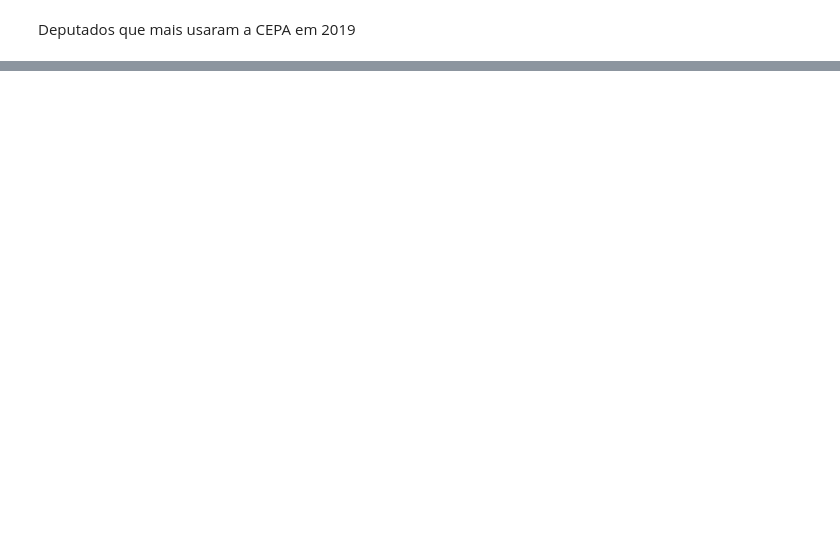
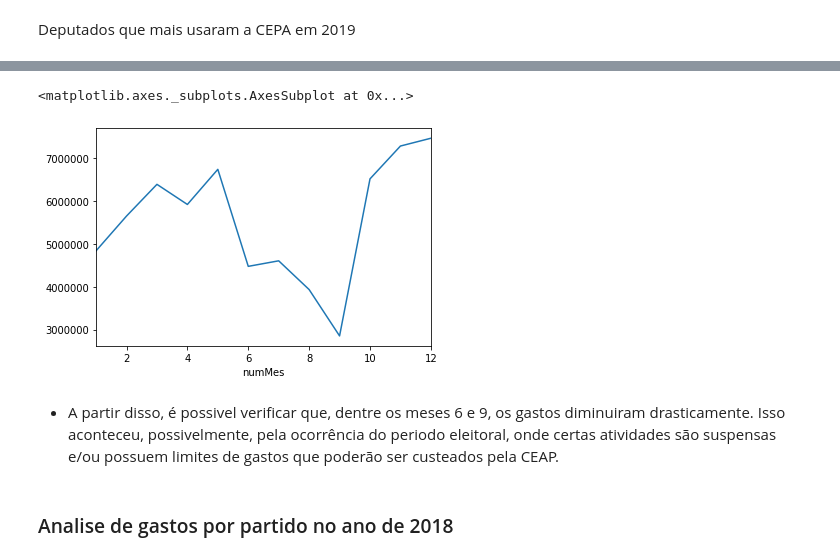
Before and after one commit to arthur-mts/beijo-de-moca, a Jupyter notebook: src/deputados.ipynb, the cells around one changed output, grey strips where cells are left out. Drawn from its saved outputs; the diff is of its cells as text; code cells hidden in the pictures; blank space fills up the shorter version.

Commit message:
Fazendo negocio dos deputado

```diff
--- a/src/deputados.ipynb
+++ b/src/deputados.ipynb
@@ -74,0 +78,3 @@ ceap_deputado_2019[:15].plot.bar()
+# %%
+gastos_mensais_2018 = df_deputados_nordeste_2018.groupby(['numMes']).sum()['vlrLiquido']
+gastos_mensais_2018
@@ -74,0 +96,9 @@ ceap_deputado_2019[:15].plot.bar()
+# %%
+gastos_mensais_2018.plot()
+# %% [output]
+<matplotlib.axes._subplots.AxesSubplot at 0x...>
+[figure, added]
+# %% [markdown]
+- A partir disso, é possivel verificar que, dentre os meses 6 e 9, os gastos diminuiram drasticamente. Isso aconteceu, possivelmente, pela ocorrência do periodo eleitoral, onde certas atividades são suspensas e/ou possuem limites de gastos que poderão ser custeados pela CEAP.
+# %% [markdown]
+### Analise de gastos por partido no ano de 2018
```
Also changed, not shown: parts of 14 cells of this notebook.
